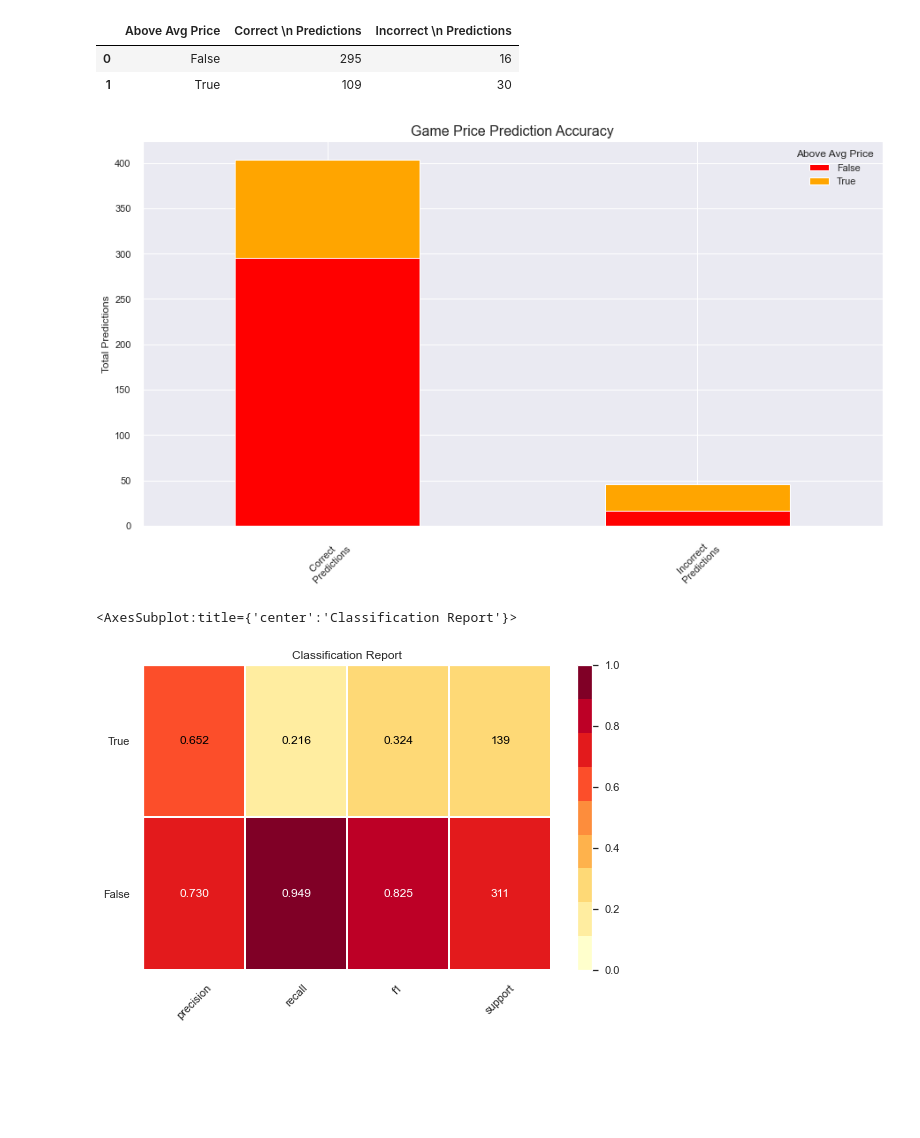
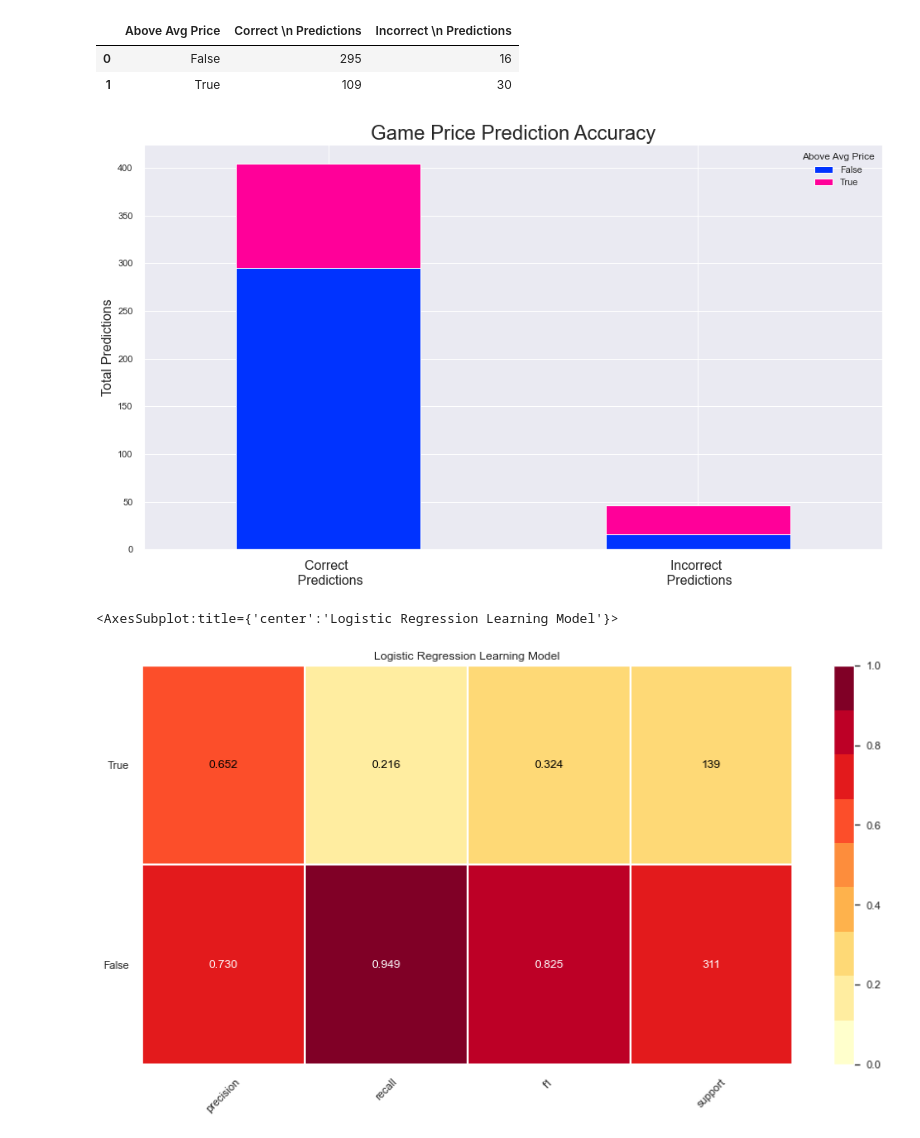
Before and after one commit to Nicole1701/video-game-prediction, a Jupyter notebook: notebooks/logistic_reg_model.ipynb, the cells around one changed output. Cells and saved outputs as stored; diff of their text form; code cells hidden in the pictures; blank space fills up the shorter version.

Commit message:
Improved visuals

```diff
--- a/notebooks/logistic_reg_model.ipynb
+++ b/notebooks/logistic_reg_model.ipynb
@@ -92,9 +92,11 @@ matrix_array_df
 # %%
 sns.set()
 stack_plot = matrix_array_df.set_index('Above Avg Price').T.plot(kind='bar',
-            stacked=True, color=["red", "orange"], ylabel = "Total Predictions", figsize=(15,8))
-plt.xticks(rotation=45)
-plt.title("Game Price Prediction Accuracy", size="16")
+            stacked=True, color=["#0033FF", "#FF0099"], figsize=(16,9))
+ylabel = "Total Predictions"
+plt.ylabel(ylabel,fontsize="16")
+plt.xticks(rotation=360, size="16")
+plt.title("Game Price Prediction Accuracy", size="24")
 plt.savefig("../static/img/matrix_plot.png")
 # %% [output]
-[figure, old version]
+[figure, new version]
@@ -103,10 +107,10 @@ from yellowbrick.classifier import ClassificationReport
 # %%
 # Instantiate the classification model and visualizer
-visualizer = ClassificationReport(logmodel, support=True, title="Classification Report", figsize=(15,8))
-
+visualizer = ClassificationReport(logmodel, support=True, title="Logistic Regression Learning Model",
+                                  color="bold", size=(900, 500))
 visualizer.fit(X_train, y_train)  # Fit the visualizer and the model
 visualizer.score(X_test, y_test)  # Evaluate the model on the test data
 visualizer.show(outpath="../static/img/report_plot.png") # Draw/show the data
 # %% [output]
-<AxesSubplot:title={'center':'Classification Report'}>
+<AxesSubplot:title={'center':'Logistic Regression Learning Model'}>
-[figure, old version]
+[figure, new version]
```
Also changed, not shown: parts of 2 cells of this notebook, 2 other files.
